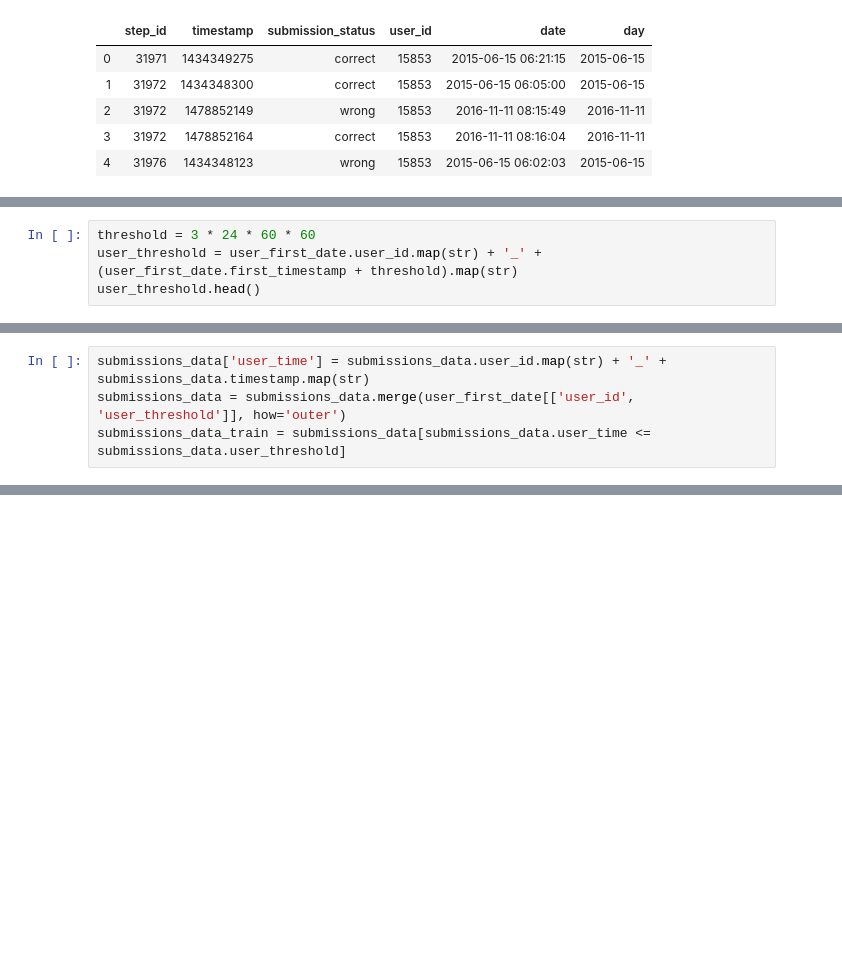
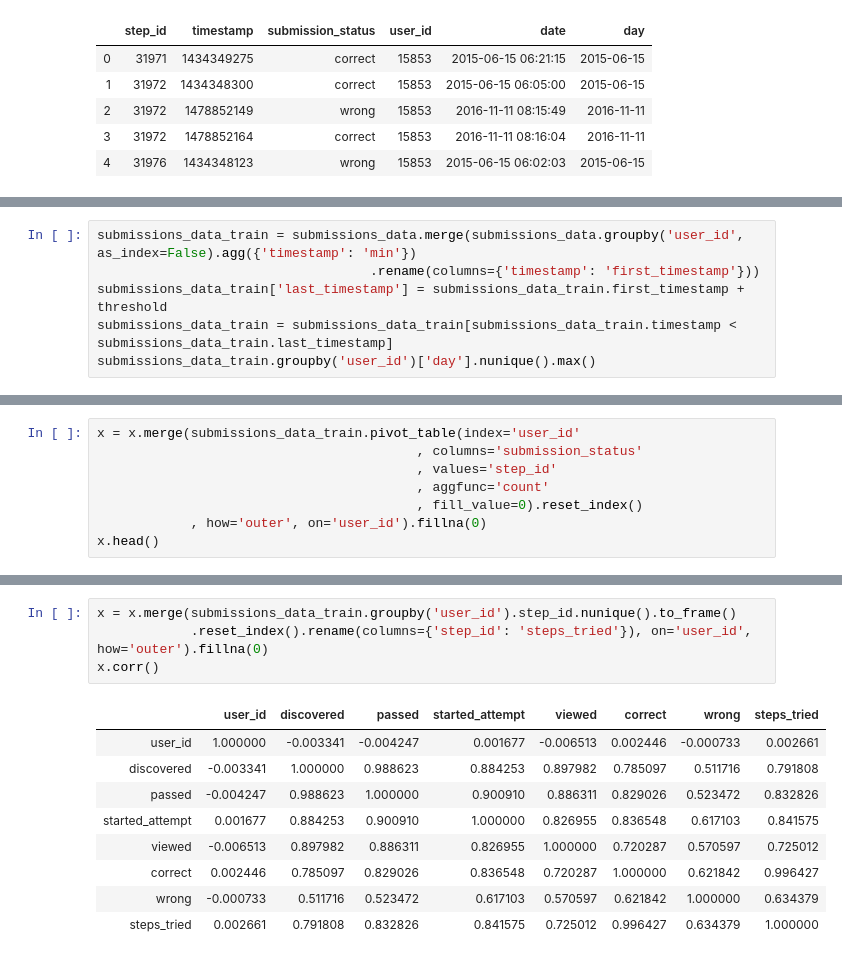
Before and after one commit to nealkafree/python, a Jupyter notebook: DataScienceCourse/stepikml.ipynb, the cells around one changed output, grey strips where cells are left out. Drawn from its saved outputs; the diff is of its cells as text; blank space fills up the shorter version.

```diff
--- a/DataScienceCourse/stepikml.ipynb
+++ b/DataScienceCourse/stepikml.ipynb
@@ -164,4 +56,0 @@ event_data.head()
-# %%
-threshold = 3 * 24 * 60 * 60
-user_threshold = user_first_date.user_id.map(str) + '_' + (user_first_date.first_timestamp + threshold).map(str)
-user_threshold.head()
@@ -201,4 +56,0 @@ event_data_train.head()
-# %%
-submissions_data['user_time'] = submissions_data.user_id.map(str) + '_' + submissions_data.timestamp.map(str)
-submissions_data = submissions_data.merge(user_first_date[['user_id', 'user_threshold']], how='outer')
-submissions_data_train = submissions_data[submissions_data.user_time <= submissions_data.user_threshold]
@@ -268,0 +57,6 @@ X.head()
+# %%
+submissions_data_train = submissions_data.merge(submissions_data.groupby('user_id', as_index=False).agg({'timestamp': 'min'})
+                                   .rename(columns={'timestamp': 'first_timestamp'}))
+submissions_data_train['last_timestamp'] = submissions_data_train.first_timestamp + threshold
+submissions_data_train = submissions_data_train[submissions_data_train.timestamp < submissions_data_train.last_timestamp]
+submissions_data_train.groupby('user_id')['day'].nunique().max()
@@ -268,0 +65,8 @@ X.head()
+# %%
+x = x.merge(submissions_data_train.pivot_table(index='user_id'
+                                         , columns='submission_status'
+                                         , values='step_id'
+                                         , aggfunc='count'
+                                         , fill_value=0).reset_index()
+            , how='outer', on='user_id').fillna(0)
+x.head()
@@ -268,0 +80,14 @@ X.head()
+# %%
+x = x.merge(submissions_data_train.groupby('user_id').step_id.nunique().to_frame()
+            .reset_index().rename(columns={'step_id': 'steps_tried'}), on='user_id', how='outer').fillna(0)
+x.corr()
+# %% [output]
+|  | user_id | discovered | passed | started_attempt | viewed | correct | wrong | steps_tried |
+| user_id | 1.000000 | -0.003341 | -0.004247 | 0.001677 | -0.006513 | 0.002446 | -0.000733 | 0.002661 |
+| discovered | -0.003341 | 1.000000 | 0.988623 | 0.884253 | 0.897982 | 0.785097 | 0.511716 | 0.791808 |
+| passed | -0.004247 | 0.988623 | 1.000000 | 0.900910 | 0.886311 | 0.829026 | 0.523472 | 0.832826 |
+| started_attempt | 0.001677 | 0.884253 | 0.900910 | 1.000000 | 0.826955 | 0.836548 | 0.617103 | 0.841575 |
+| viewed | -0.006513 | 0.897982 | 0.886311 | 0.826955 | 1.000000 | 0.720287 | 0.570597 | 0.725012 |
+| correct | 0.002446 | 0.785097 | 0.829026 | 0.836548 | 0.720287 | 1.000000 | 0.621842 | 0.996427 |
+| wrong | -0.000733 | 0.511716 | 0.523472 | 0.617103 | 0.570597 | 0.621842 | 1.000000 | 0.634379 |
+| steps_tried | 0.002661 | 0.791808 | 0.832826 | 0.841575 | 0.725012 | 0.996427 | 0.634379 | 1.000000 |
```
Also changed, not shown: parts of 40 cells of this notebook, 1 other file.
